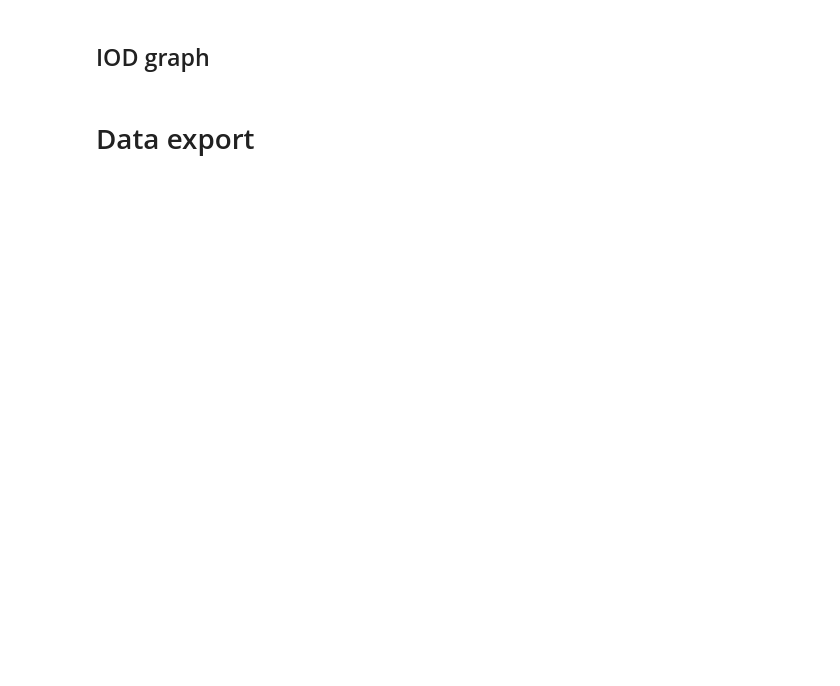
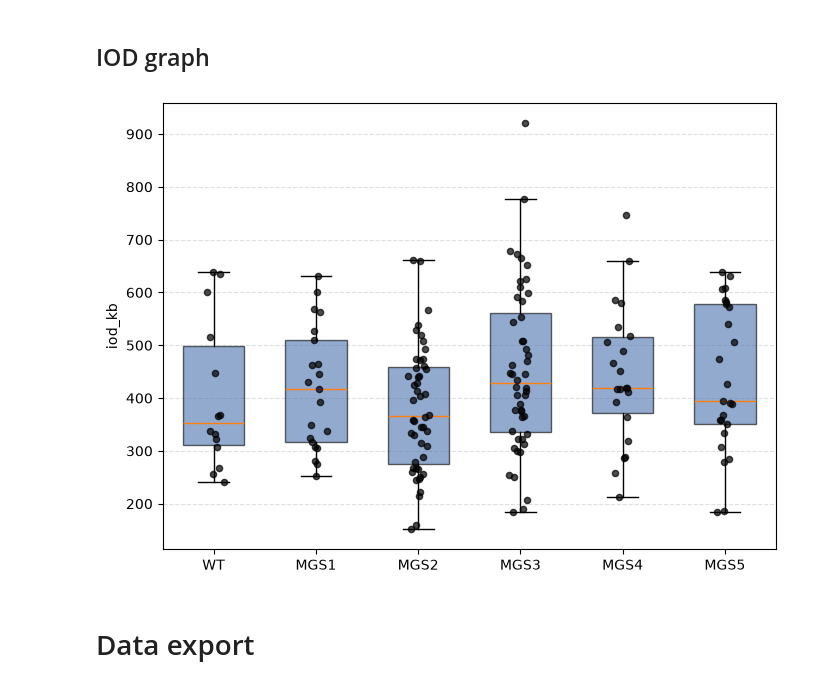
Before and after one commit to Lopatushka/DNA_fibers, a Jupyter notebook: data_agg.ipynb, the cells around one changed output. Saved outputs shown, nothing was run; the diff lists cells and outputs as text; code cells hidden in the pictures; blank space fills up the shorter version.

```diff
--- a/data_agg.ipynb
+++ b/data_agg.ipynb
@@ -222,3 +199,53 @@ plt.show()
+# %%
+plt.figure(figsize=(7, 5))
+
+# Variables
+data_plot = iod_kb
+var = "IOD_kb"
+
+# Order of groups (optional)
+sample_order = ["WT", "MGS1", "MGS2", "MGS3", "MGS4", "MGS5"]
+
+groups = []
+labels = []
+
+for sample in sample_order:
+        values = data_plot.loc[
+        data_plot["Sample_name"] == sample,
+        var
+    ]
+
+        groups.append(values)
+        labels.append(sample)
+
+
+
+bp = plt.boxplot(
+    groups,
+    patch_artist=True,
+    showfliers=False,
+    widths=0.6,
+)
+
+for box in bp["boxes"]:
+    box.set(facecolor="#4C72B0", alpha=0.6)
+
+# Jittered dots
+for i, values in enumerate(groups, start=1):
+    x = np.random.normal(i, 0.05, len(values))
+    plt.scatter(x, values, s=20, color="black", alpha=0.7, zorder=3)
+
+plt.ylabel("iod_kb")
+plt.xticks(range(1, len(labels) + 1), labels)
+plt.grid(axis="y", linestyle="--", alpha=0.4)
+
+plt.tight_layout()
+#plt.savefig(f"{input_dir}/replication_speed_boxplot.png", dpi=600, bbox_inches="tight")
+#print(f"Plot is saved in the directory: {input_dir}")
+
+plt.show()
+# %% [output]
+[figure, added]
 # %% [markdown]
 # Data export
 # %%
```
Also changed, not shown: parts of 6 cells of this notebook.
